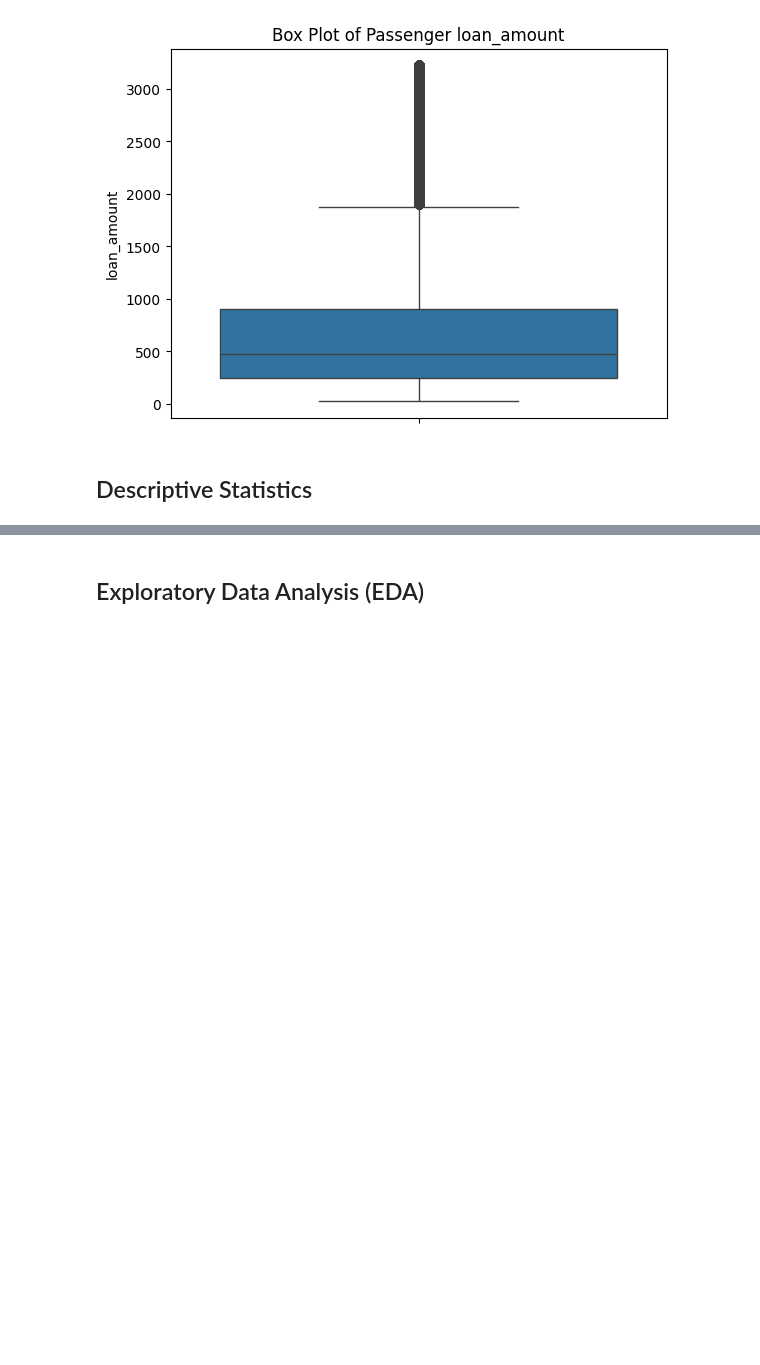
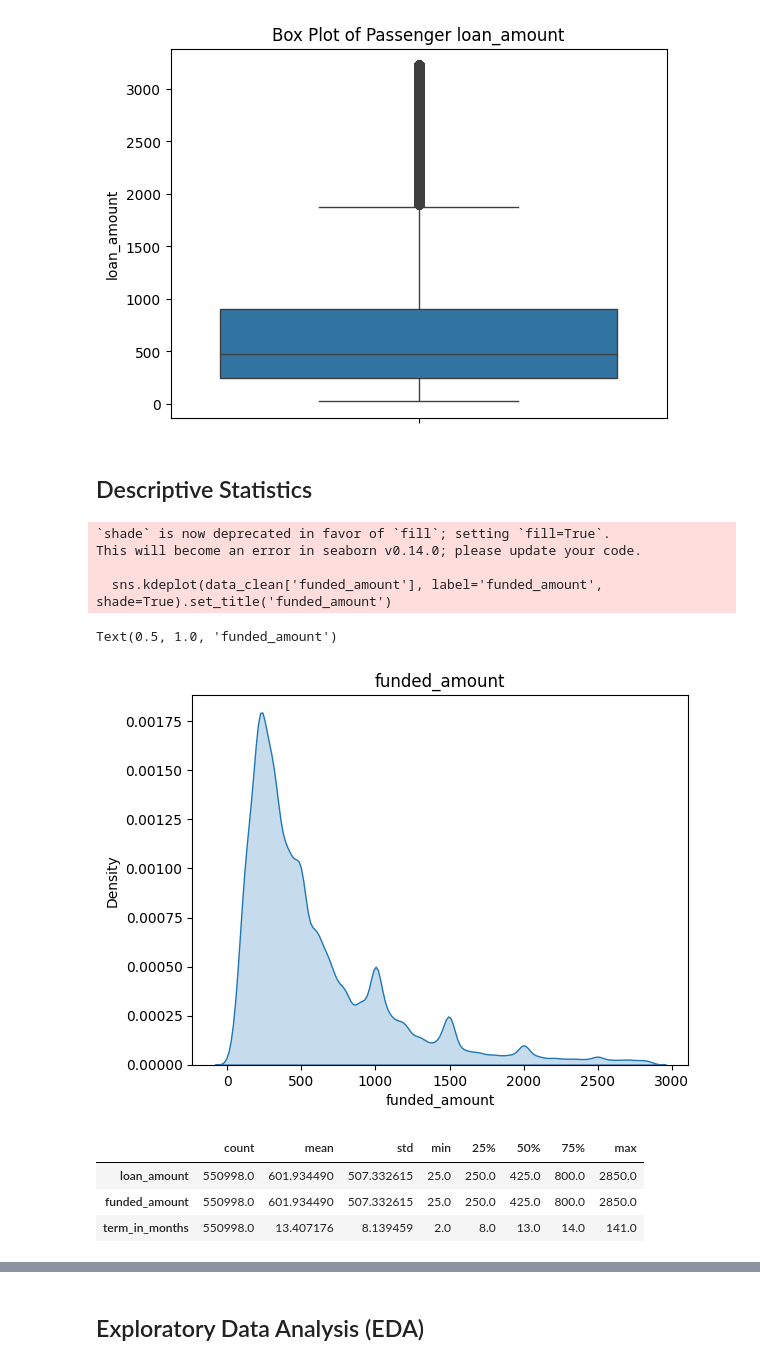
Before and after one commit to JAdamHub/M1-Exam-Submission, a Jupyter notebook: M1-Exam-Submission.ipynb, the cells around one changed output, grey strips where cells are left out. Cells and saved outputs as stored; diff of their text form; code cells hidden in the pictures; blank space fills up the shorter version.

```diff
--- a/M1-Exam-Submission.ipynb
+++ b/M1-Exam-Submission.ipynb
@@ -168,0 +167,15 @@ KeyError: "['tags', 'use', 'currency', 'country_code'] not found in axis"
+# %%
+#Storing length of rows for comparing, >> before dropna.. <<
+data_rows = len(data)
+
+#Dropping missing values
+data.dropna(inplace=True)
+
+#Storing the now cleaned dataset
+cleaned_rows = len(data)
+
+#Check..
+drops = data_rows - cleaned_rows
+
+print(f"Number of dropped rows: {drops}")
+print(f'In percentage {(drops / data_rows) * 100:.2f} % of the data was removed')
@@ -217,3 +233,19 @@ Text(0.5, 1.0, 'Box Plot of Passenger loan_amount')
 [figure]
 # %% [markdown]
 ## Descriptive Statistics
+# %%
+sns.kdeplot(data_clean['funded_amount'], label='funded_amount', shade=True).set_title('funded_amount')
+# %% [output]
+`shade` is now deprecated in favor of `fill`; setting `fill=True`.
+This will become an error in seaborn v0.14.0; please update your code.
+
+  sns.kdeplot(data_clean['funded_amount'], label='funded_amount', shade=True).set_title('funded_amount')
+Text(0.5, 1.0, 'funded_amount')
+[figure, added]
+# %%
+data_clean[['loan_amount', 'funded_amount', 'term_in_months']].describe().T
+# %% [output]
+|  | count | mean | std | min | 25% | 50% | 75% | max |
+| loan_amount | 550998.0 | 601.934490 | 507.332615 | 25.0 | 250.0 | 425.0 | 800.0 | 2850.0 |
+| funded_amount | 550998.0 | 601.934490 | 507.332615 | 25.0 | 250.0 | 425.0 | 800.0 | 2850.0 |
+| term_in_months | 550998.0 | 13.407176 | 8.139459 | 2.0 | 8.0 | 13.0 | 14.0 | 141.0 |
```
Also changed, not shown: parts of 16 cells of this notebook.
